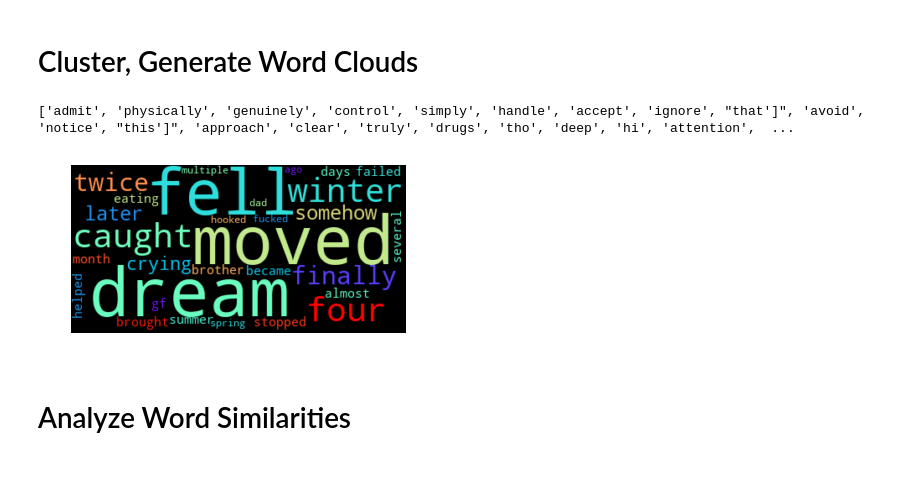
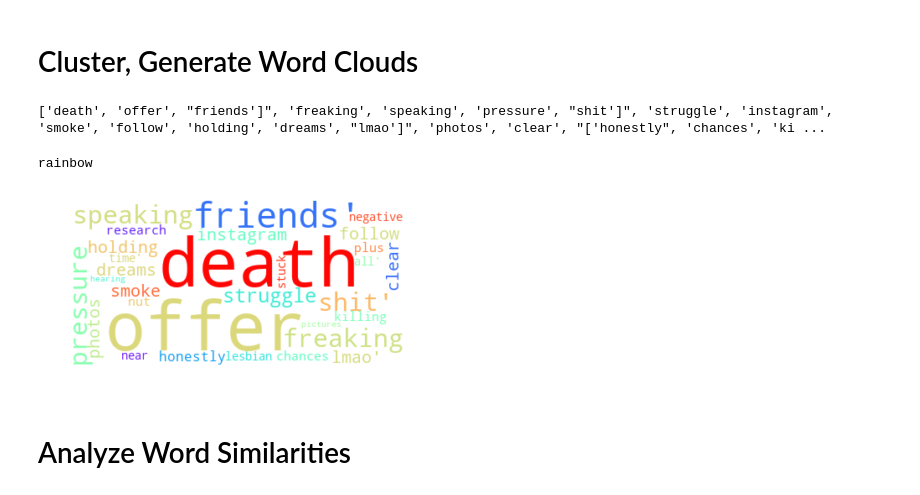
Before and after one commit to tyfarnan/UCSD_Wellness, a Jupyter notebook: analysis/NEW_sentiment analysis.ipynb, the cells around one changed output. Cells and saved outputs as stored; diff of their text form; code cells hidden in the pictures.

```diff
--- a/analysis/NEW_sentiment analysis.ipynb
+++ b/analysis/NEW_sentiment analysis.ipynb
@@ -555,13 +559,13 @@ def get_top_words(index2word, k, centers, wordvecs):
 # %%
 def display_cloud(cluster_num, cmap, label=None):
 #     print(cluster_num)
-    wc = WordCloud(background_color="black", max_words=200, max_font_size=80, colormap=cmap);
+    wc = WordCloud(background_color="white", max_words=200, max_font_size=80, colormap=cmap);
     wordcloud = wc.generate(' '.join([word for word in top_words['Cluster #' + str(cluster_num)]]))
     plt.imshow(wordcloud, interpolation='bilinear')
     plt.axis("off")
     plt.savefig(label+ '_cluster_' + str(cluster_num), bbox_inches='tight')
 # %%
-centers, clusters = clustering_on_wordvecs(Z, 3);
+centers, clusters = clustering_on_wordvecs(Z, 1);
 centroid_map = dict(zip(model.wv.index2word, clusters));
 top_words = get_top_words(model.wv.index2word, 30, centers, Z);
 
@@ -569,19 +573,20 @@ top_words = get_top_words(model.wv.index2word, 30, centers, Z);
 # temp = list(top_words['Cluster #0']).remove('sometimes')
 # print(temp)
 # %% [output]
-['admit', 'physically', 'genuinely', 'control', 'simply', 'handle', 'accept', 'ignore', "that']", 'avoid', 'notice', "this']", 'approach', 'clear', 'truly', 'drugs', 'tho', 'deep', 'hi', 'attention',  ...
+['death', 'offer', "friends']", 'freaking', 'speaking', 'pressure', "shit']", 'struggle', 'instagram', 'smoke', 'follow', 'holding', 'dreams', "lmao']", 'photos', 'clear', "['honestly", 'chances', 'ki ...
 # %%
 # 'flag', 'prism', 'ocean', 'gist_earth', 'terrain', 'gist_stern',
 #             'gnuplot', 'gnuplot2', 'CMRmap', 'cubehelix', 'brg', 'hsv',
 #             'gist_rainbow', 'rainbow', 'jet', 'nipy_spectral', 'gist_ncar'
 # %%
-cmaps = cycle([
-            'brg','prism', 'rainbow', 'ocean', ])
-for i in range(3):
-    col = next(cmaps);
+cmaps = 'rainbow'
+for i in range(1):
+    col = cmaps;
+    print(col)
     display_cloud(i, col, label='total')
 # %% [output]
+rainbow
-[figure, old version]
+[figure, new version]
 # %% [markdown]
 # Analyze Word Similarities
 # %%
```
Also changed, not shown: parts of 15 cells of this notebook, 12 other files.
